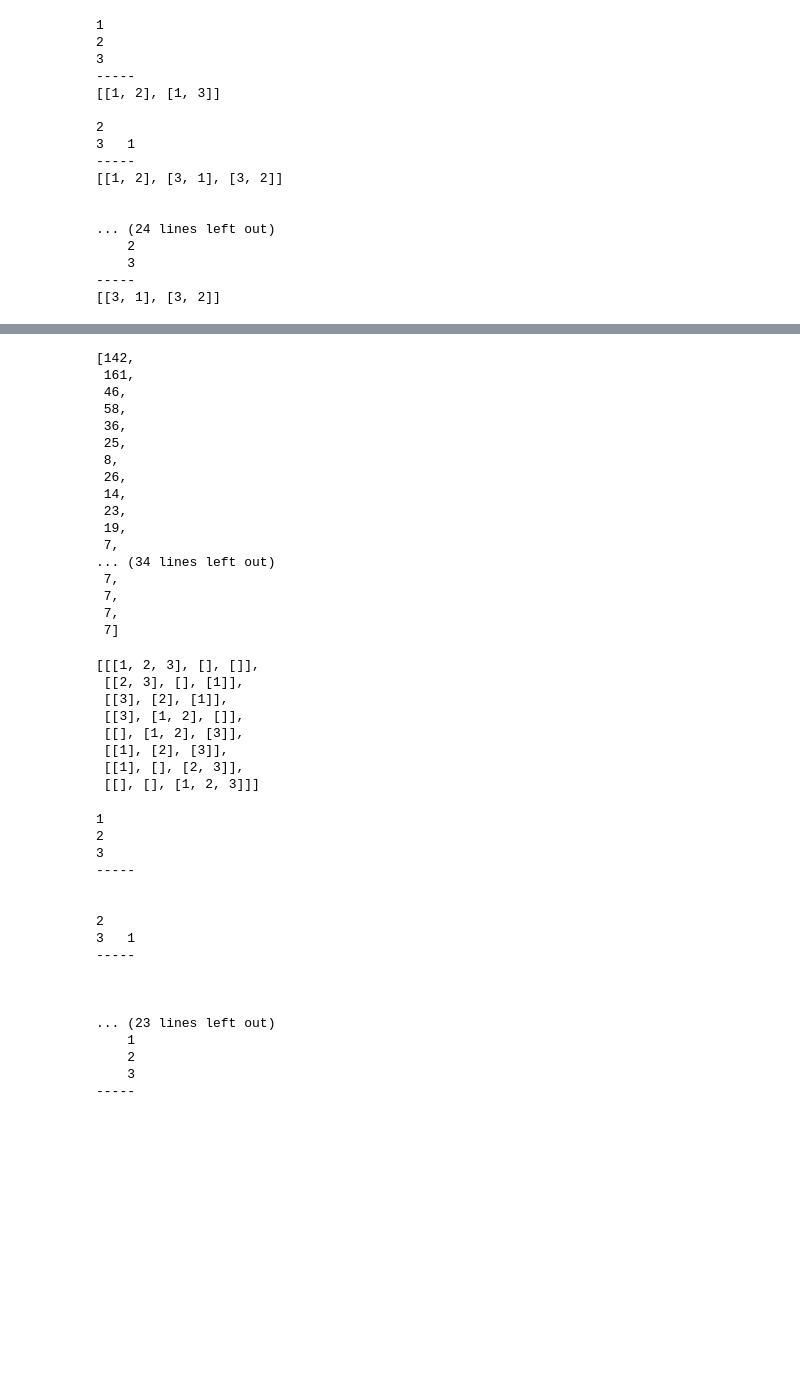
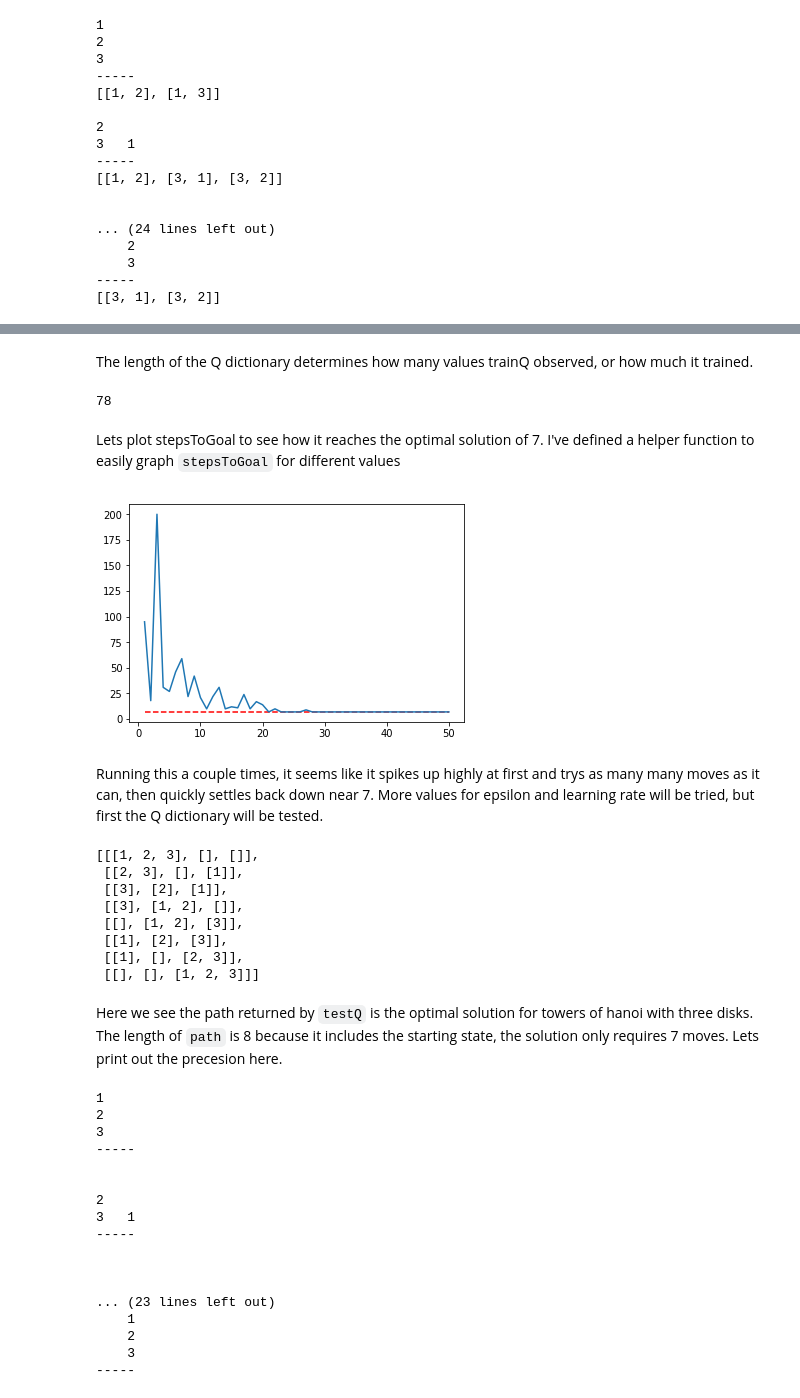
Before and after one commit to benhunterco/cs440, a Jupyter notebook: Newell-A4.ipynb, the cells around one changed output, grey strips where cells are left out. Drawn from its saved outputs; the diff is of its cells as text; code cells hidden in the pictures; blank space fills up the shorter version.

Commit message:
loogink good

```diff
--- a/Newell-A4.ipynb
+++ b/Newell-A4.ipynb
@@ -127,7 +117,7 @@ def validMoves(state):
         if not nullCheck(state, 0, 0) or state[1][0] < state[0][0]:
             retList.append([2,1])
         if not nullCheck(state, 2, 0) or state[1][0] < state[2][0]:
-            retList.append([2,3])s
+            retList.append([2,3])
     if nullCheck(state, 2, 0):
         if not nullCheck(state, 0, 0) or state[2][0] < state[0][0]:
             retList.append([3,1])
@@ -136,0 +132,16 @@ def validMoves(state):
+# %%
+import numpy as np
+def epsilonGreedy(epsilon, Q, state):
+    moveList = validMoves(state)
+    if np.random.uniform() < epsilon:
+        #This is the random move, just choose one of our valid moves
+        choice = np.random.choice(range(len(moveList)))
+        return moveList[choice]
+    else:
+        # Use our Q function to greedily pick the next move.
+        statesAndMovesTuples = [stateMoveTuple(state, move) for move in moveList]
+        #Theoretically, we want to choose the lowest Q, so if we haven't seen it
+        #assume that it isn't good: its value is inf.
+        #This is reflected in choosing argmin, not argmax.
+        Qs = np.array([Q.get(tup, 0) for tup in statesAndMovesTuples])
+        return moveList[np.argmin(Qs)]
@@ -342,23 +312,23 @@ Q
-# %%
-stepsToGoal
-# %% [output]
-[142,
- 161,
- 46,
- 58,
- 36,
- 25,
- 8,
- 26,
- 14,
- 23,
- 19,
- 7,
-... (34 lines left out)
- 7,
- 7,
- 7,
- 7]
+# %% [markdown]
+The length of the Q dictionary determines how many values trainQ observed, or how much it trained.
+# %%
+len(Q)
+# %% [output]
+78
+# %% [markdown]
+Lets plot stepsToGoal to see how it reaches the optimal solution of 7. I've defined a helper function to easily graph `stepsToGoal` for different values
+# %%
+import matplotlib.pyplot as plt
+%matplotlib inline
+def plotStep(stepsToGoal):
+    plt.plot(range(1, len(stepsToGoal) + 1), stepsToGoal)
+    plt.hlines(y = 7, xmin = 1, xmax = len(stepsToGoal), linestyle = "--", color = "red")
+# %%
+plotStep(stepsToGoal)
+# %% [output]
+[figure, added]
+# %% [markdown]
+Running this a couple times, it seems like it spikes up highly at first and trys as many many moves as it can, then quickly settles back down near 7. More values for epsilon and learning rate will be tried, but first the Q dictionary will be tested.
 # %%
 path = testQ(Q, 20, validMoves, makeMove)
 # %%
@@ -372,6 +342,8 @@ path
  [[1], [2], [3]],
  [[1], [], [2, 3]],
  [[], [], [1, 2, 3]]]
+# %% [markdown]
+Here we see the path returned by `testQ` is the optimal solution for towers of hanoi with three disks. The length of `path` is 8 because it includes the starting state, the solution only requires 7 moves. Lets print out the precesion here.
 # %%
 for s in path:
     printState(s)
```
Also changed, not shown: parts of 35 cells of this notebook, 1 other file.
